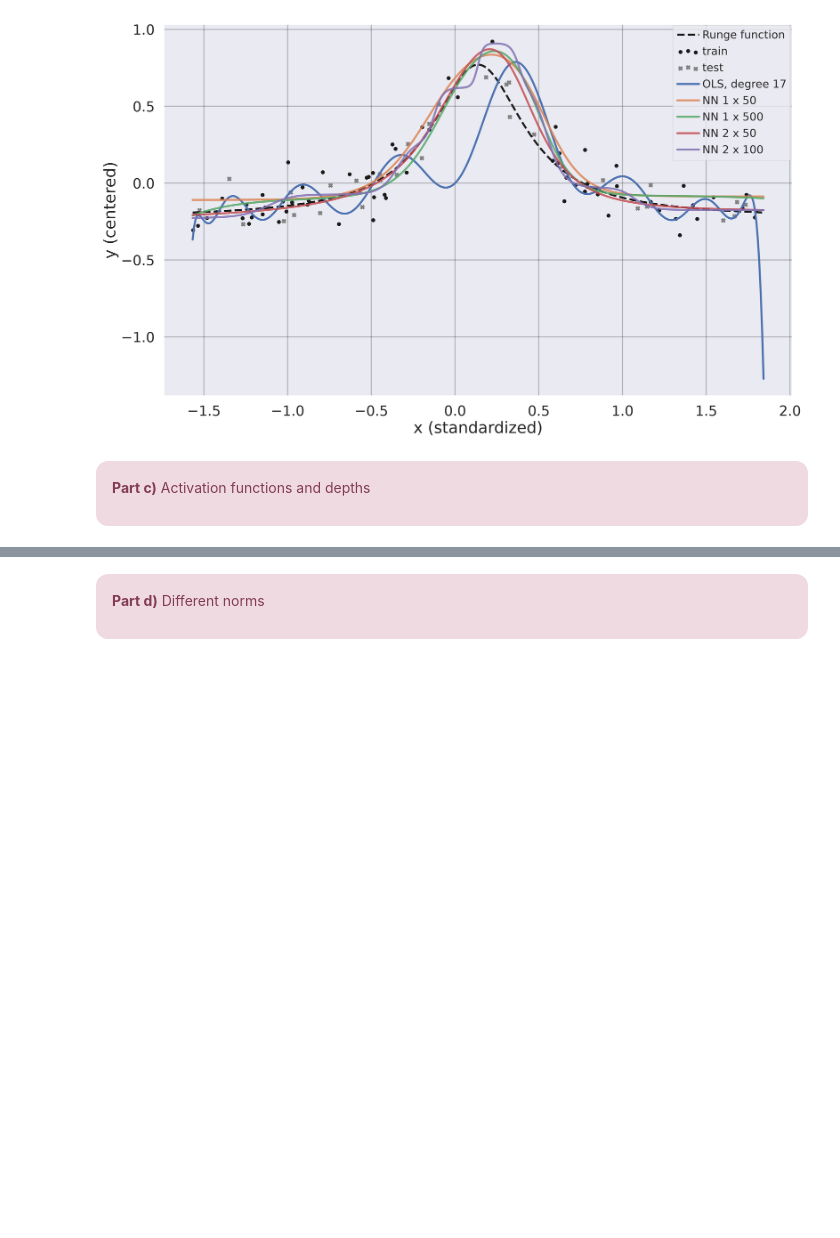
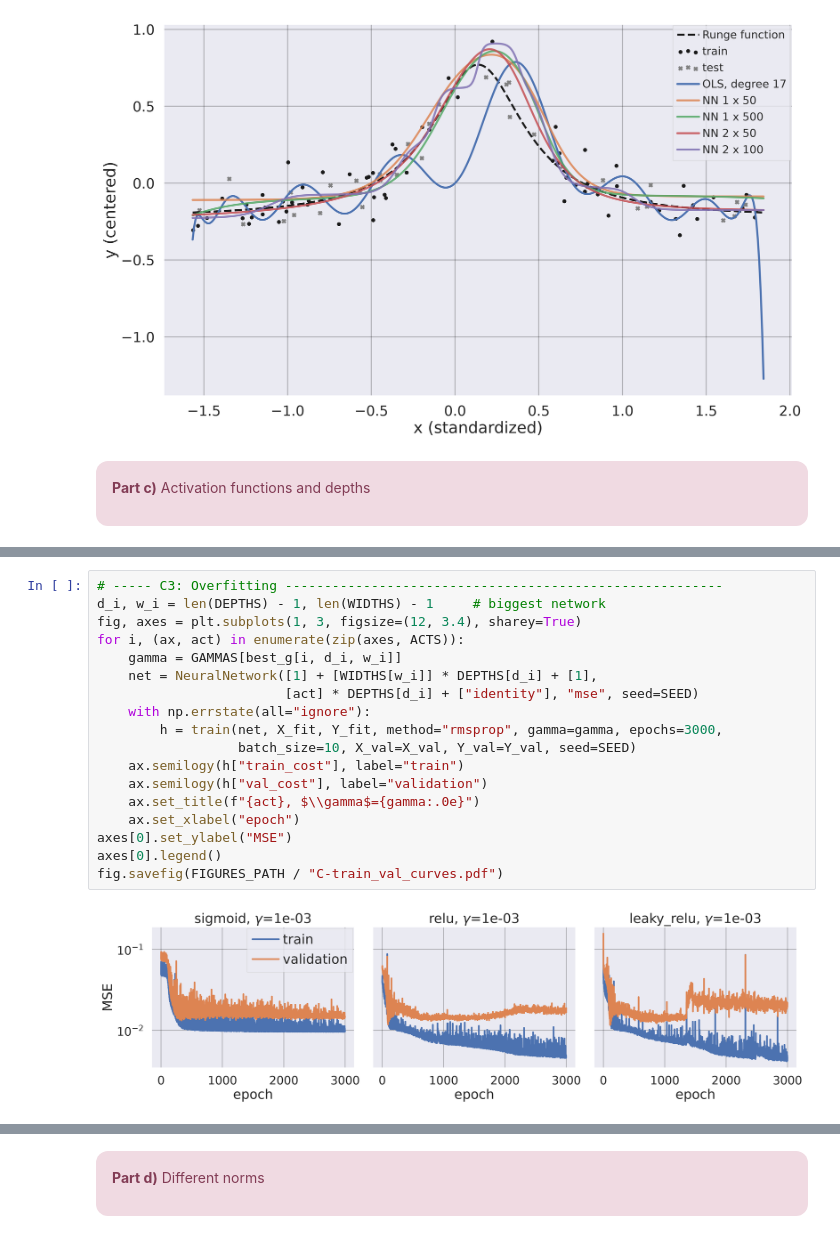
Before and after one commit to art-is-0/firsstik, a Jupyter notebook: Project2/Code/main.ipynb, the cells around one changed output, grey strips where cells are left out. Drawn from its saved outputs; the diff is of its cells as text; blank space fills up the shorter version.

```diff
--- a/Project2/Code/main.ipynb
+++ b/Project2/Code/main.ipynb
@@ -169,0 +248,20 @@ NN 2 x 100      1.0e-02     0.0100    0.0187
+# %%
+# ----- C3: Overfitting --------------------------------------------------------
+d_i, w_i = len(DEPTHS) - 1, len(WIDTHS) - 1     # biggest network
+fig, axes = plt.subplots(1, 3, figsize=(12, 3.4), sharey=True)
+for i, (ax, act) in enumerate(zip(axes, ACTS)):
+    gamma = GAMMAS[best_g[i, d_i, w_i]]
+    net = NeuralNetwork([1] + [WIDTHS[w_i]] * DEPTHS[d_i] + [1],
+                        [act] * DEPTHS[d_i] + ["identity"], "mse", seed=SEED)
+    with np.errstate(all="ignore"):
+        h = train(net, X_fit, Y_fit, method="rmsprop", gamma=gamma, epochs=3000,
+                  batch_size=10, X_val=X_val, Y_val=Y_val, seed=SEED)
+    ax.semilogy(h["train_cost"], label="train")
+    ax.semilogy(h["val_cost"], label="validation")
+    ax.set_title(f"{act}, $\\gamma$={gamma:.0e}")
+    ax.set_xlabel("epoch")
+axes[0].set_ylabel("MSE")
+axes[0].legend()
+fig.savefig(FIGURES_PATH / "C-train_val_curves.pdf")
+# %% [output]
+[figure, added]
```
Also changed, not shown: parts of 4 cells of this notebook, 6 other files.
